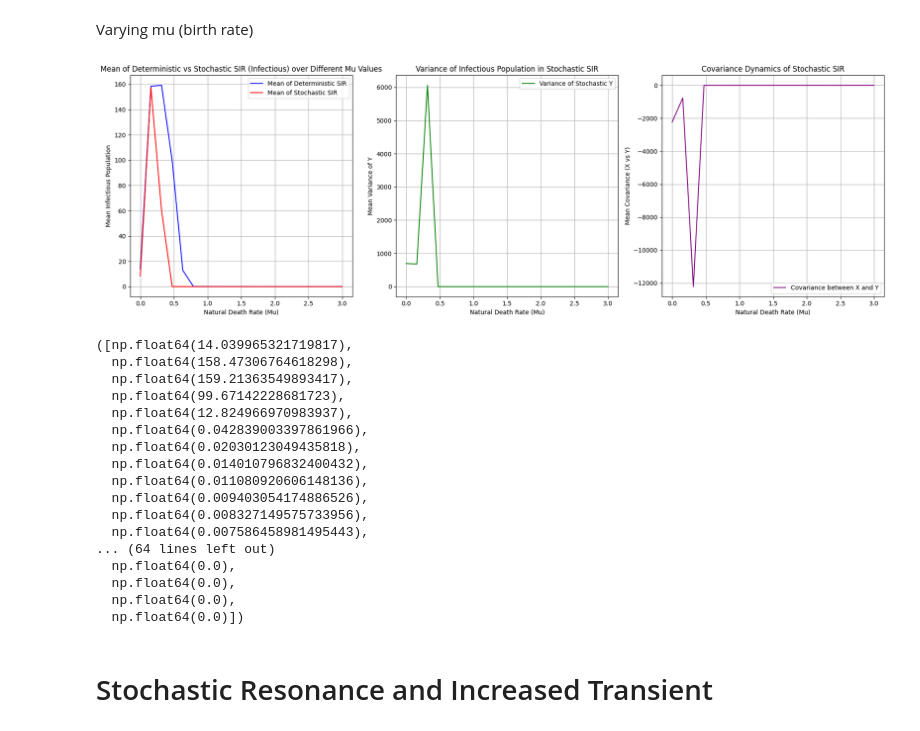
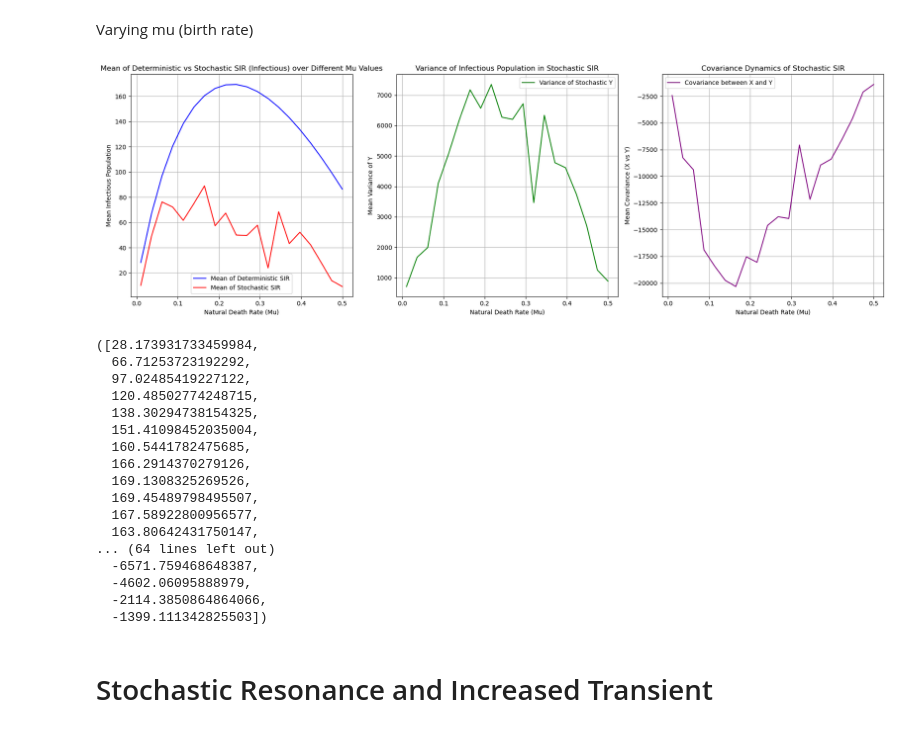
Before and after one commit to zoeazra/CLS-Ass-2, a Jupyter notebook: assignment 2.ipynb, the cells around one changed output. Cells and saved outputs as stored; diff of their text form; code cells hidden in the pictures.

```diff
--- a/assignment 2.ipynb
+++ b/assignment 2.ipynb
@@ -573,6 +586,14 @@ def diff_params_beta(N, sims, beta_diff, gamma, mu, X0, Y0, Z0):
 
     return mean_deter, mean_stoch, var_Y, cov_XY, time_p, all_Ys
 
+N = 1000
+gamma = 1/3
+mu = 1/60
+X0 = 999
+Y0 = 1
+Z0 = 0
+sims = 20
+
 # Call the function with fixed parameters and varying beta
 diff_params_beta(N, sims, beta_diff, gamma, mu, X0, Y0, Z0)
 # %% [output]
@@ -597,7 +618,7 @@ diff_params_beta(N, sims, beta_diff, gamma, mu, X0, Y0, Z0)
 # %% [markdown]
 Varying gamma (rate of recovery)
 # %%
-gamma_diff = np.linspace(0.1, 10, 50)
+gamma_diff = np.linspace(0.01, 1, 50)
 
 
 def diff_params_gamma(N, sims, beta, gamma_diff, mu, X0, Y0, Z0):
@@ -661,6 +682,14 @@ def diff_params_gamma(N, sims, beta, gamma_diff, mu, X0, Y0, Z0):
 
     return mean_deter, mean_stoch, var_Y, cov_XY, time_p, all_Ys
 
+N = 1000
+beta = 1
+mu = 1/60
+X0 = 999
+Y0 = 1
+Z0 = 0
+sims = 20
+
 # Call the function with fixed parameters and varying gamma
 diff_params_gamma(N, sims, beta, gamma_diff, mu, X0, Y0, Z0)
 # %% [output]
@@ -685,7 +714,7 @@ diff_params_gamma(N, sims, beta, gamma_diff, mu, X0, Y0, Z0)
 # %% [markdown]
 Varying mu (birth rate)
 # %%
-mu_diff = np.linspace(0, 3, 20)
+mu_diff = np.linspace(0.01, 0.5, 20)
 
 def diff_params_mu(N, sims, beta, gamma, mu_diff, X0, Y0, Z0):
 
@@ -723,51 +752,59 @@ def diff_params_mu(N, sims, beta, gamma, mu_diff, X0, Y0, Z0):
     axes[0].set_xlabel("Natural Death Rate (Mu)")
     axes[0].set_ylabel("Mean Infectious Population")
     axes[0].grid(True)
     axes[0].legend()
 
     # 2. Variance Dynamics Plot
     axes[1].plot(mu_diff, var_Y, label='Variance of Stochastic Y', color='green')  # Variance over mu
     axes[1].set_title("Variance of Infectious Population in Stochastic SIR")
     axes[1].set_xlabel("Natural Death Rate (Mu)")
     axes[1].set_ylabel("Mean Variance of Y")
     axes[1].grid(True)
     axes[1].legend()
 
     # 3. Covariance Dynamics Plot
     axes[2].plot(mu_diff, cov_XY, label='Covariance between X and Y', color='purple')  # Covariance over mu
     axes[2].set_title("Covariance Dynamics of Stochastic SIR")
     axes[2].set_xlabel("Natural Death Rate (Mu)")
     axes[2].set_ylabel("Mean Covariance (X vs Y)")
     axes[2].grid(True)
     axes[2].legend()
 
     # Adjust layout and show the plots
     plt.tight_layout()
     plt.show()
 
     return mean_deter, mean_stoch, var_Y, cov_XY
 
+N = 1000
+beta = 1
+gamma = 1/3
+X0 = 999
+Y0 = 1
+Z0 = 0
+sims = 20
+
 # Call the function with varying mu
 diff_params_mu(N, sims, beta, gamma, mu_diff, X0, Y0, Z0)
 # %% [output]
-[figure, old version]
+[figure, new version]
-([np.float64(14.039965321719817),
-  np.float64(158.47306764618298),
-  np.float64(159.21363549893417),
-  np.float64(99.67142228681723),
-  np.float64(12.824966970983937),
-  np.float64(0.042839003397861966),
-  np.float64(0.02030123049435818),
-  np.float64(0.014010796832400432),
-  np.float64(0.011080920606148136),
-  np.float64(0.009403054174886526),
-  np.float64(0.008327149575733956),
-  np.float64(0.007586458981495443),
+([28.173931733459984,
+  66.71253723192292,
+  97.02485419227122,
+  120.48502774248715,
+  138.30294738154325,
+  151.41098452035004,
+  160.5441782475685,
+  166.2914370279126,
+  169.1308325269526,
+  169.45489798495507,
+  167.58922800956577,
+  163.80642431750147,
 ... (64 lines left out)
-  np.float64(0.0),
-  np.float64(0.0),
-  np.float64(0.0),
-  np.float64(0.0)])
+  -6571.759468648387,
+  -4602.06095888979,
+  -2114.3850864864066,
+  -1399.111342825503])
 # %% [markdown]
 # Stochastic Resonance and Increased Transient
 # %%
```
Also changed, not shown: parts of 13 cells of this notebook.
